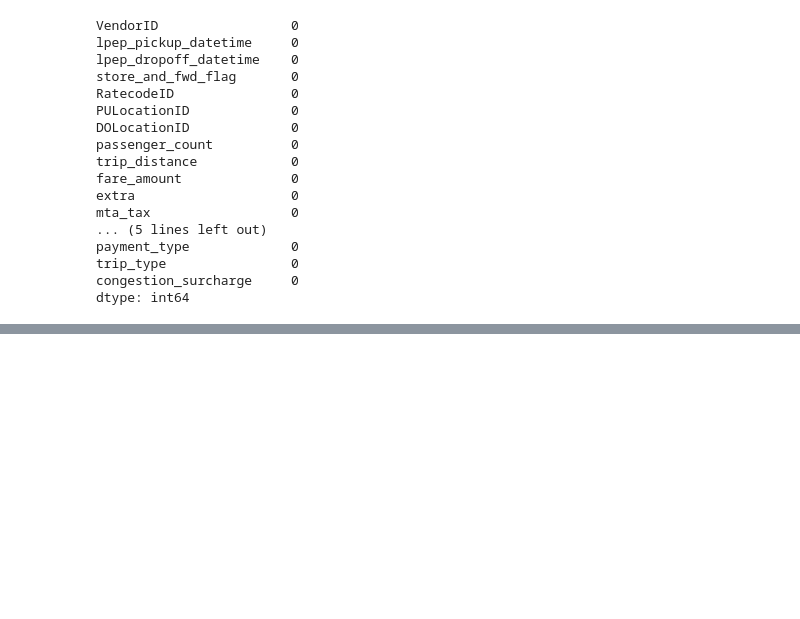
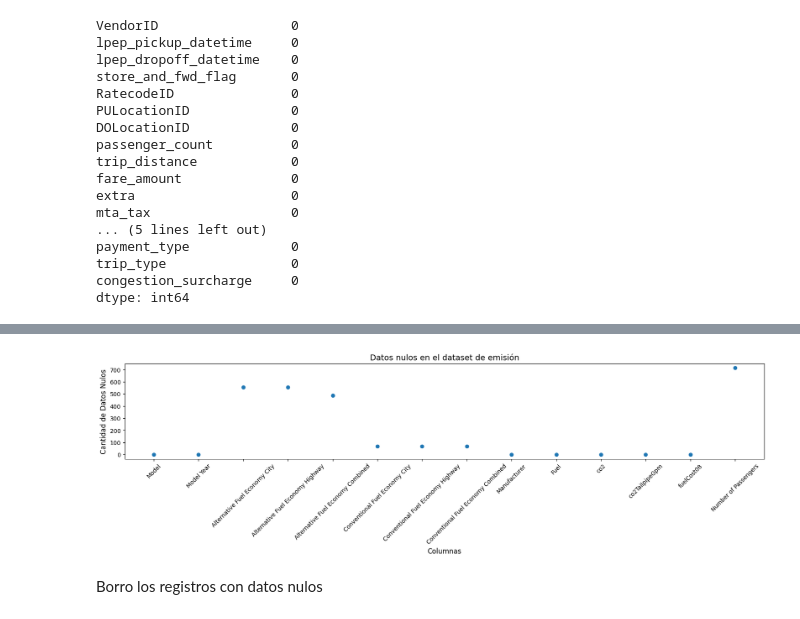
Before and after one commit to hansonvel96/PF_GROUP_03_NYC_TAXIS, a Jupyter notebook: EDA_taxis-data.ipynb, the cells around one changed output, grey strips where cells are left out. Drawn from its saved outputs; the diff is of its cells as text; code cells hidden in the pictures; blank space fills up the shorter version.

Commit message:
Limpié los datasets

```diff
--- a/EDA_taxis-data.ipynb
+++ b/EDA_taxis-data.ipynb
@@ -100,0 +129,4 @@ memory usage: 8.0+ MB
+# %%
+df_emision_consumo = pd.read_parquet('Datasets/modelos_economia_emision.parquet')
+
+df_emision_consumo.tail()
@@ -226,0 +331,15 @@ dtype: int64
+# %%
+emision_nulos = df_emision_consumo.isnull().sum()
+
+plt.figure(figsize=(20, 3))
+plt.scatter(emision_nulos.index, emision_nulos.values)
+plt.title('Datos nulos en el dataset de emisión', fontsize=14)
+plt.xlabel('Columnas', fontsize=12)
+plt.ylabel('Cantidad de Datos Nulos', fontsize=12)
+plt.xticks(rotation=45, fontsize=10)
+plt.yticks(fontsize=10)
+plt.show()
+# %% [output]
+[figure, added]
+# %% [markdown]
+<p style="font-size:15px;">Borro los registros con datos nulos</p>
```
Also changed, not shown: parts of 32 cells of this notebook, 5 other files.
